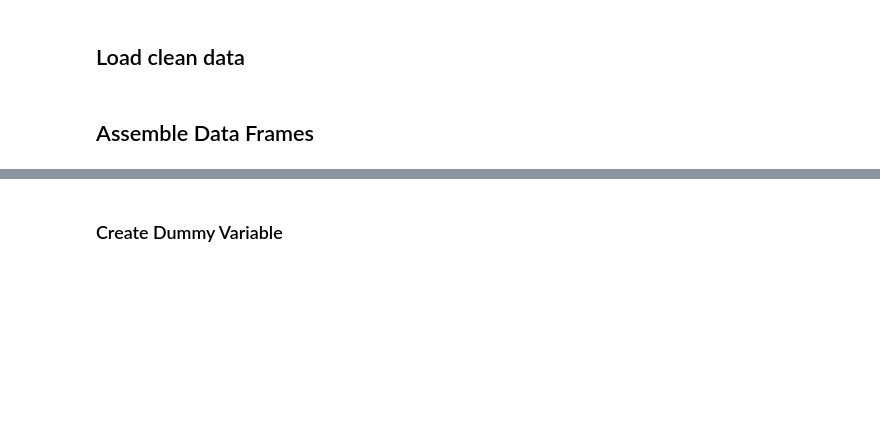
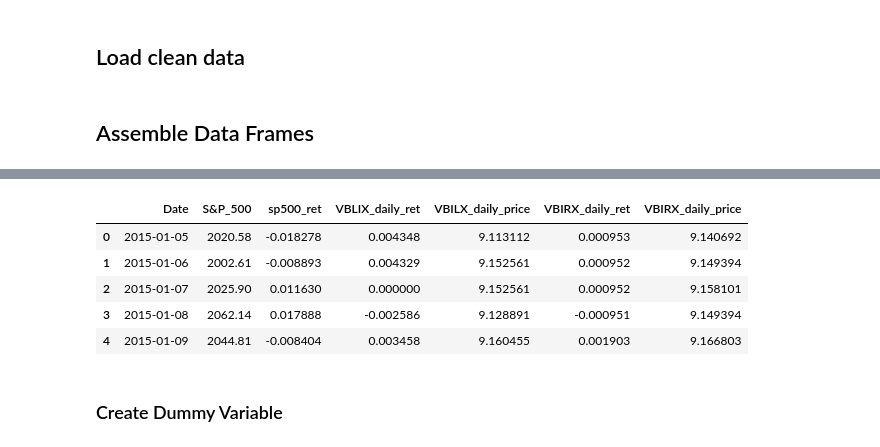
Before and after one commit to mab923/finalteamproject, a Jupyter notebook: Final_Project.ipynb, the cells around one changed output, grey strips where cells are left out. Cells and saved outputs as stored; diff of their text form; code cells hidden in the pictures; blank space fills up the shorter version.

```diff
--- a/Final_Project.ipynb
+++ b/Final_Project.ipynb
@@ -21,10 +21,3 @@ Vbilx = pd.read_csv('inputs/Clean_Data/Clean_Vbilx.csv')
 Vbirx= pd.read_csv('inputs/Clean_Data/Clean_Vbirx.csv')
 # %% [markdown]
 ## Assemble Data Frames
-# %%
-#rename variables
-sp500_ret = sp500_ret.rename(columns = {'date': 'Date','Daily Returns' : 'SP_daily_ret', 'Price': 'SP_daily_price'})
-sp500_ret = sp500_ret.rename(columns = {'returns' : 'sp500_ret'})
-Vbirx = Vbirx.rename(columns = {'Daily Returns' : 'VBIRX_daily_ret', 'Price': 'VBIRX_daily_price' })
-Vbirx = Vbirx.rename(columns = {'Daily Price': 'VBIRX_daily_price' })
-Vbilx = Vbilx.rename(columns = {'Daily Price': 'VBILX_daily_price', 'Daily Returns' : 'VBLIX_daily_ret' })
@@ -58,7 +31,14 @@ final_data2 = final_data.merge(Vbirx, on=['Date'],
               how='left',
               validate='one_to_one')
 # %%
-final_data2
+final_data2.head()
+# %% [output]
+|  | Date | S&P_500 | sp500_ret | VBLIX_daily_ret | VBILX_daily_price | VBIRX_daily_ret | VBIRX_daily_price |
+| 0 | 2015-01-05 | 2020.58 | -0.018278 | 0.004348 | 9.113112 | 0.000953 | 9.140692 |
+| 1 | 2015-01-06 | 2002.61 | -0.008893 | 0.004329 | 9.152561 | 0.000952 | 9.149394 |
+| 2 | 2015-01-07 | 2025.90 | 0.011630 | 0.000000 | 9.152561 | 0.000952 | 9.158101 |
+| 3 | 2015-01-08 | 2062.14 | 0.017888 | -0.002586 | 9.128891 | -0.000951 | 9.149394 |
+| 4 | 2015-01-09 | 2044.81 | -0.008404 | 0.003458 | 9.160455 | 0.001903 | 9.166803 |
 # %% [markdown]
 ### Create Dummy Variable
 # %%
```
Also changed, not shown: parts of 19 cells of this notebook, 7 other files.
